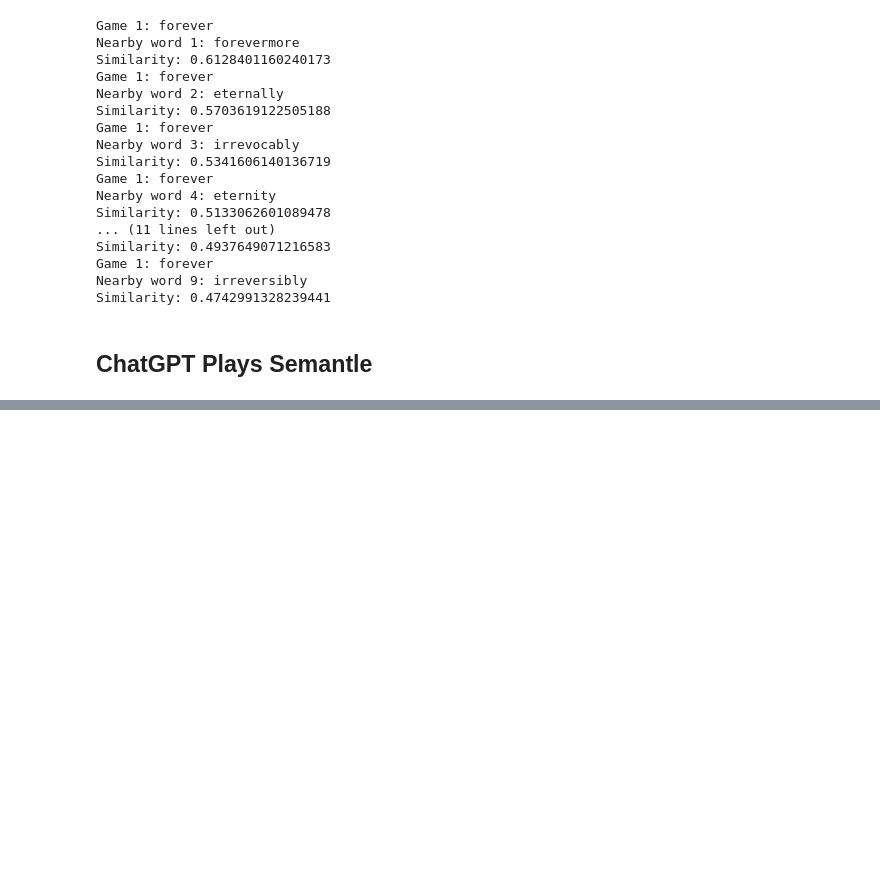
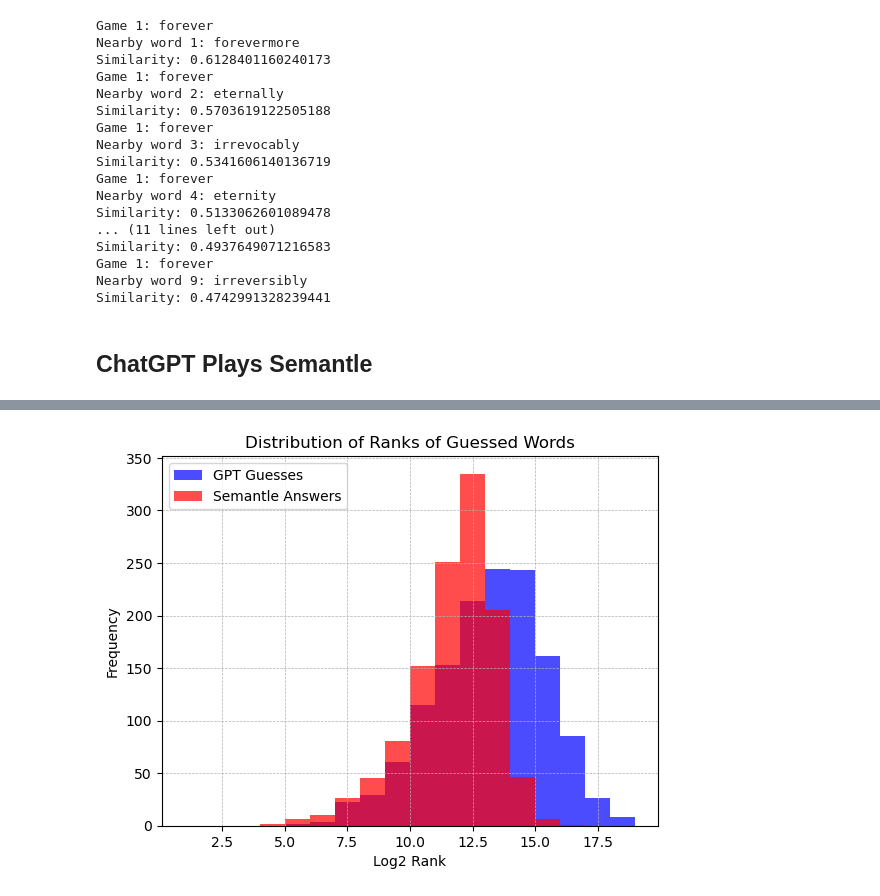
Before and after one commit to eric27n/compsci-685-project-semantle, a Jupyter notebook: Semantle-LLM-Baseline.ipynb, the cells around one changed output, grey strips where cells are left out. Drawn from its saved outputs; the diff is of its cells as text; code cells hidden in the pictures; blank space fills up the shorter version.

```diff
--- a/Semantle-LLM-Baseline.ipynb
+++ b/Semantle-LLM-Baseline.ipynb
@@ -51,5 +76,5 @@ display(semantle_df)
 # %%
-model_google = api.load('word2vec-google-news-300') #w2v used for sim score in semantle
+model_google = KeyedVectors.load_word2vec_format("GoogleNews-vectors-negative300.bin.gz", binary=True)
 model_google.similarity('happiness', 'oceanography')
 # %% [output]
 0.060215086
@@ -371,0 +448,83 @@ model_google.most_similar('forever', topn=1000)
+# %%
+round_data = {
+    "round": int(a),
+    "prompt": str(prompt),
+    "response_raw": str(response),
+    "guesses": [str(g) for g in guess_list],
+    "answer": str(answer),
+    "previous_guesses": [str(g) for g in previous_guesses],
+    "similarities": [float(s) for s in previous_guesses_sim],
+    "ranks": [int(r) if r != -1 else None for r in previous_guesses_percentile],
+    "num_guesses": len(guess_list),
+    "repeated_guesses": len(guess_list) - len(set(guess_list)),
+}
+
+# save json data to file
+with open('semantle_round_data.json', 'a') as f:
+    json.dump(round_data, f)
+    f.write('\n')  # Add a newline for readability
+# %%
+# read info from semantle_logs/semantle_game_{game_id}.json for game_id 0-199.
+# for each game, print the number of games with wins, and average number of guesses for wins and losses.
+avg_guesses_list = []
+words_guessed = set()
+avg_guesses_wins_list = []
+avg_guesses_losses_list = []
+for game_id in range(200):
+  filename = f"semantle_logs/semantle_game_{game_id}.json"
+  if os.path.exists(filename):
+    with open(filename, 'r') as f:
+      game_data = json.load(f)
+      avg_guesses_list.append(game_data['total_guesses'])
+      for guess in game_data['guesses']:
+        words_guessed.add(guess['word'])
+      if game_data['found']:
+        avg_guesses_wins_list.append(game_data['total_guesses'])
+      else:
+        avg_guesses_losses_list.append(game_data['total_guesses'])
+
+# print the number of games with wins, and average number of guesses for wins and losses.
+num_wins = len(avg_guesses_wins_list)
+avg_guesses_wins = sum(avg_guesses_wins_list) / num_wins if num_wins > 0 else 0
+avg_guesses = sum(avg_guesses_list) / len(avg_guesses_list) if len(avg_guesses_list) > 0 else 0
+stdev_guesses_wins = np.std(avg_guesses_wins_list) if num_wins > 0 else 0
+stdev_guesses = np.std(avg_guesses_list) if len(avg_guesses_list) > 0 else 0
+median_guesses_wins = np.median(avg_guesses_wins_list) if num_wins > 0 else 0
+median_guesses = np.median(avg_guesses_list)
+min_guesses = min(avg_guesses_list) if len(avg_guesses_list) > 0 else 0
+max_guesses = max(avg_guesses_list) if len(avg_guesses_list) > 0 else 0
+wins_under_50 = len([x for x in avg_guesses_wins_list if x < 50])
+wins_under_100 = len([x for x in avg_guesses_wins_list if x < 100])
+
+print(f"Number of games played: {len(avg_guesses_list)}")
+print(f"Number of wins under 50 guesses: {wins_under_50}")
+print(f"Number of wins under 100 guesses: {wins_under_100}")
+print(f"Number of games with wins: {num_wins}")
+print(f"Number of games with losses: {len(avg_guesses_losses_list)}")
+print(f"Average number of guesses (wins only): {avg_guesses_wins:.2f}")
+print(f"Average number of guesses (wins + losses): {avg_guesses:.2f}")
+print(f"Standard deviation of guesses (wins only): {stdev_guesses_wins:.2f}")
+print(f"Standard deviation of guesses (wins + losses): {stdev_guesses:.2f}")
+print(f"Median number of guesses (wins only): {median_guesses_wins:.2f}")
+print(f"Median number of guesses (wins + losses): {median_guesses:.2f}")
+print(f"Minimum number of guesses: {min_guesses}")
+print(f"Maximum number of guesses: {max_guesses}")
+
+# plot the rank of guessed words
+guesses_freq = []
+for word in words_guessed:
+  try:
+    rank = np.log2(word_freq[word_freq['word'] == word].index[0] + 1)
+    guesses_freq.append(rank)
+  except IndexError:
+    continue
+
+plt.hist(guesses_freq, bins=[1,2,3,4,5,6,7,8,9,10,11,12,13,14,15,16,17,18,19], color='blue', label='GPT Guesses', alpha=0.7)
+plt.hist(semantle_df['log_rank'], bins=[1,2,3,4,5,6,7,8,9,10,11,12,13,14,15,16,17], color='red', label='Semantle Answers', alpha=0.7)
+plt.title('Distribution of Ranks of Guessed Words')
+plt.xlabel('Log2 Rank')
+plt.ylabel('Frequency')
+plt.grid(True, which='both', linestyle='--', linewidth=0.5)
+plt.legend()
+plt.show()
+# %% [output]
@@ -371,0 +544 @@ model_google.most_similar('forever', topn=1000)
+[figure, added]
```
Also changed, not shown: parts of 20 cells of this notebook.
